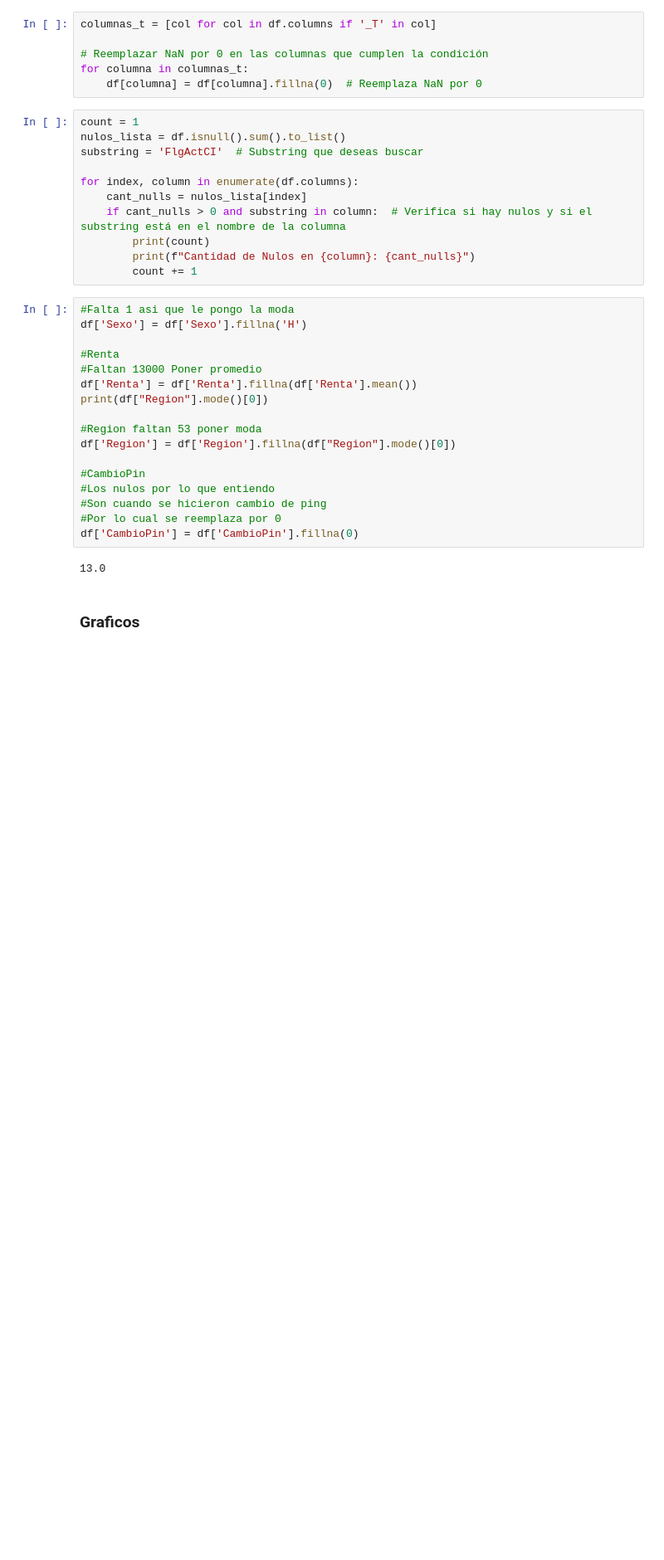
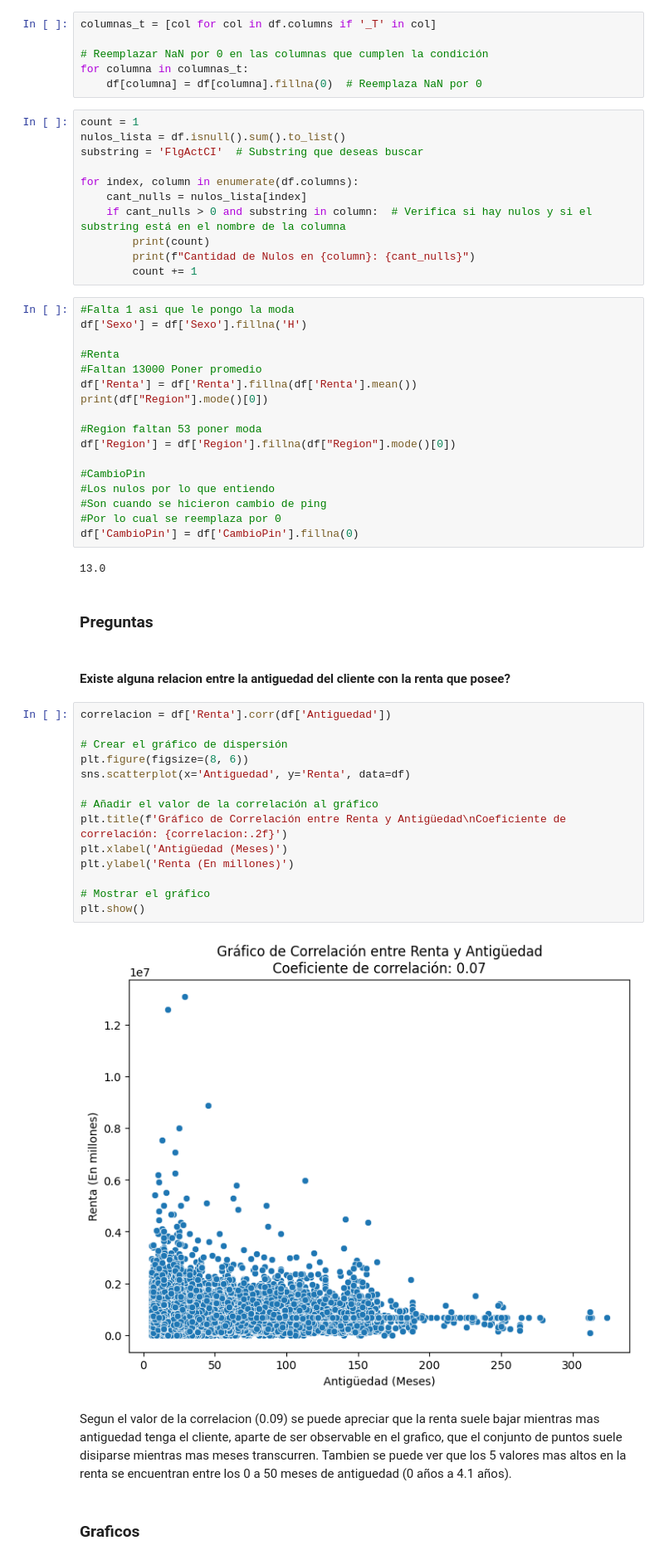
Before and after one commit to GodDoesNotPlayDice/ET-ML, a Jupyter notebook: ET1.ipynb, the cells around one changed output. Shown at 83% size. Cells and saved outputs as stored; diff of their text form; blank space fills up the shorter version.

Commit message:
Graficos, preguntas y encodeo

```diff
--- a/ET1.ipynb
+++ b/ET1.ipynb
@@ -373,5 +411,28 @@ df['Region'] = df['Region'].fillna(df["Region"].mode()[0])
 df['CambioPin'] = df['CambioPin'].fillna(0)
 # %% [output]
 13.0
+# %% [markdown]
+### Preguntas
+# %% [markdown]
+#### Existe alguna relacion entre la antiguedad del cliente con la renta que posee?
+# %%
+correlacion = df['Renta'].corr(df['Antiguedad'])
+
+# Crear el gráfico de dispersión
+plt.figure(figsize=(8, 6))
+sns.scatterplot(x='Antiguedad', y='Renta', data=df)
+
+# Añadir el valor de la correlación al gráfico
+plt.title(f'Gráfico de Correlación entre Renta y Antigüedad\nCoeficiente de correlación: {correlacion:.2f}')
+plt.xlabel('Antigüedad (Meses)')
+plt.ylabel('Renta (En millones)')
+
+# Mostrar el gráfico
+plt.show()
+# %% [output]
+[figure, added]
+# %% [markdown]
+Segun el valor de la correlacion (0.09) se puede apreciar que la renta suele bajar mientras mas antiguedad tenga el cliente, aparte de ser observable en el grafico, que el conjunto de puntos suele disiparse mientras mas meses transcurren.
+Tambien se puede ver que los 5 valores mas altos en la renta se encuentran entre los 0 a 50 meses de antiguedad (0 años a 4.1 años).
 # %% [markdown]
 ### Graficos
```
Also changed, not shown: parts of 27 cells of this notebook.
